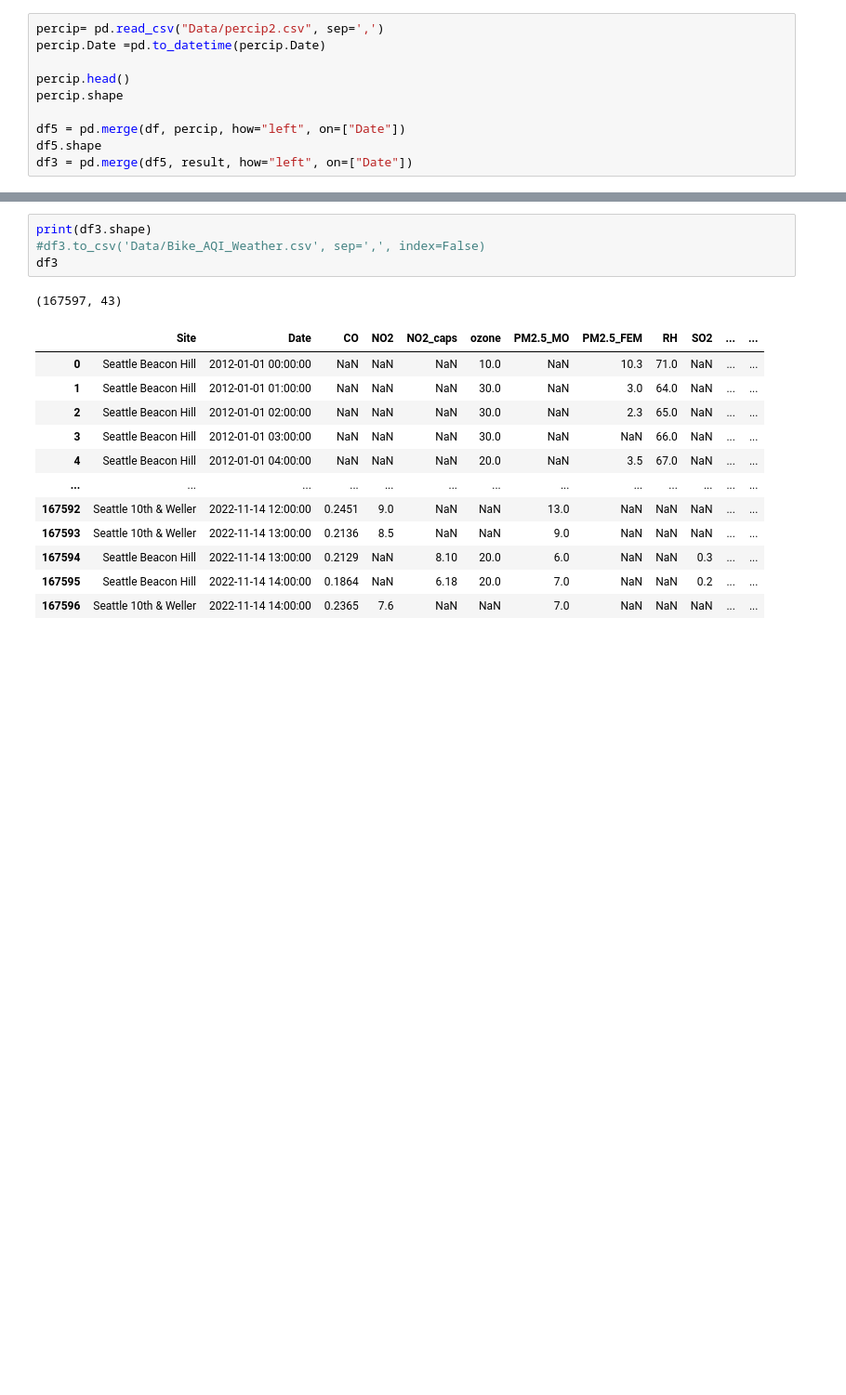
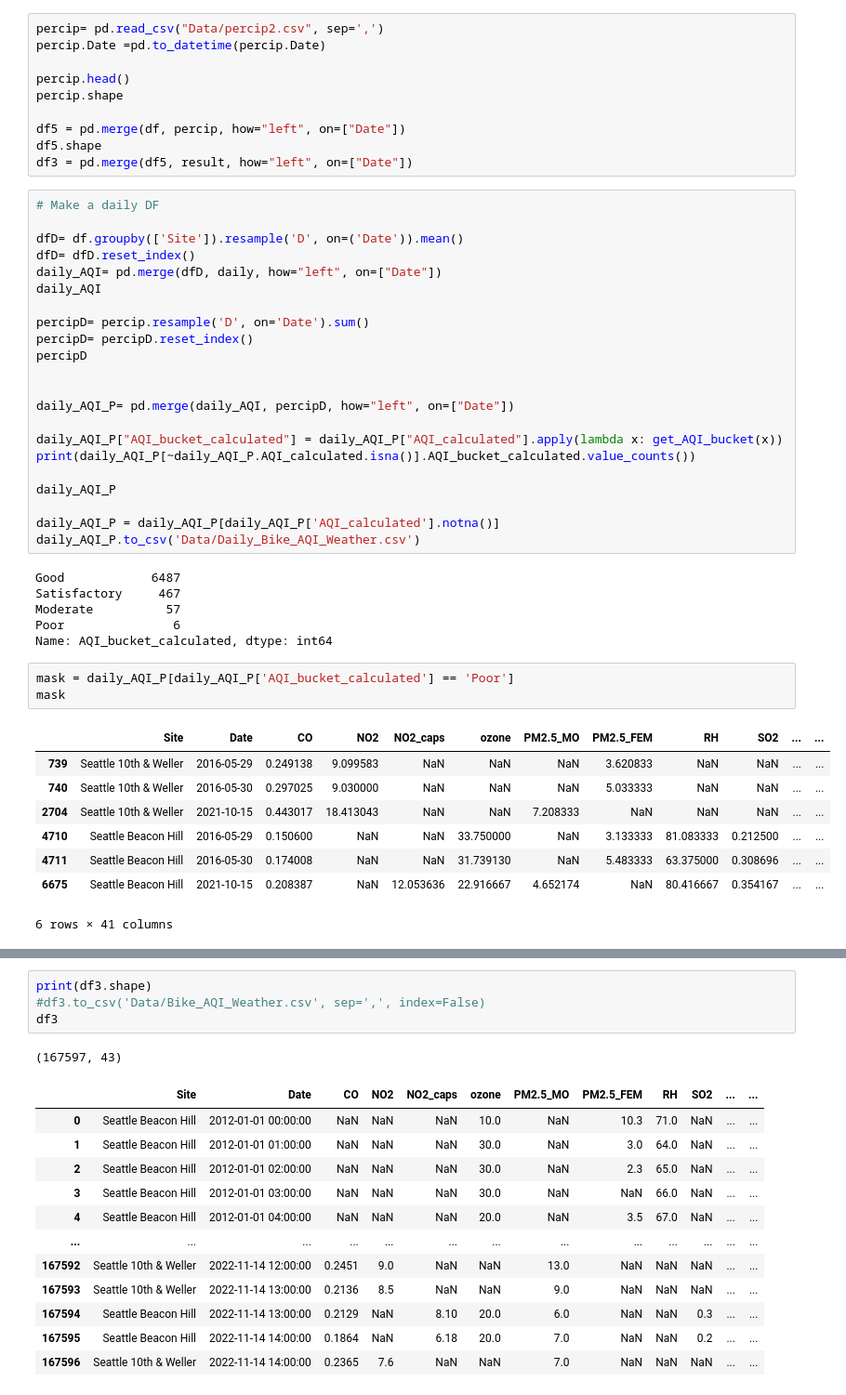
Before and after one commit to aworthyperson/Bike_Counters_Air_Quality, a Jupyter notebook: Bike_and_AQ_import_python.ipynb, the cells around one changed output, grey strips where cells are left out. Shown at 93% size. Cells and saved outputs as stored; diff of their text form; blank space fills up the shorter version.

```diff
--- a/Bike_and_AQ_import_python.ipynb
+++ b/Bike_and_AQ_import_python.ipynb
@@ -684,4 +694,44 @@ percip.shape
 df5 = pd.merge(df, percip, how="left", on=["Date"])
 df5.shape
 df3 = pd.merge(df5, result, how="left", on=["Date"])
+# %%
+# Make a daily DF
+
+dfD= df.groupby(['Site']).resample('D', on=('Date')).mean()
+dfD= dfD.reset_index()
+daily_AQI= pd.merge(dfD, daily, how="left", on=["Date"])
+daily_AQI
+
+percipD= percip.resample('D', on='Date').sum()
+percipD= percipD.reset_index()
+percipD
+
+
+daily_AQI_P= pd.merge(daily_AQI, percipD, how="left", on=["Date"])
+
+daily_AQI_P["AQI_bucket_calculated"] = daily_AQI_P["AQI_calculated"].apply(lambda x: get_AQI_bucket(x))
+print(daily_AQI_P[~daily_AQI_P.AQI_calculated.isna()].AQI_bucket_calculated.value_counts())
+
+daily_AQI_P
+
+daily_AQI_P = daily_AQI_P[daily_AQI_P['AQI_calculated'].notna()]
+daily_AQI_P.to_csv('Data/Daily_Bike_AQI_Weather.csv')
+# %% [output]
+Good            6487
+Satisfactory     467
+Moderate          57
+Poor               6
+Name: AQI_bucket_calculated, dtype: int64
+# %%
+mask = daily_AQI_P[daily_AQI_P['AQI_bucket_calculated'] == 'Poor']
+mask
+# %% [output]
+|  | Site | Date | CO | NO2 | NO2_caps | ozone | PM2.5_MO | PM2.5_FEM | RH | SO2 | ... | ... |
+| 739 | Seattle 10th & Weller | 2016-05-29 | 0.249138 | 9.099583 | NaN | NaN | NaN | 3.620833 | NaN | NaN | ... | ... |
+| 740 | Seattle 10th & Weller | 2016-05-30 | 0.297025 | 9.030000 | NaN | NaN | NaN | 5.033333 | NaN | NaN | ... | ... |
+| 2704 | Seattle 10th & Weller | 2021-10-15 | 0.443017 | 18.413043 | NaN | NaN | 7.208333 | NaN | NaN | NaN | ... | ... |
+| 4710 | Seattle Beacon Hill | 2016-05-29 | 0.150600 | NaN | NaN | 33.750000 | NaN | 3.133333 | 81.083333 | 0.212500 | ... | ... |
+| 4711 | Seattle Beacon Hill | 2016-05-30 | 0.174008 | NaN | NaN | 31.739130 | NaN | 5.483333 | 63.375000 | 0.308696 | ... | ... |
+| 6675 | Seattle Beacon Hill | 2021-10-15 | 0.208387 | NaN | 12.053636 | 22.916667 | 4.652174 | NaN | 80.416667 | 0.354167 | ... | ... |
+6 rows × 41 columns
 # %%
```
Also changed, not shown: parts of 3 cells of this notebook, 2 other files.
